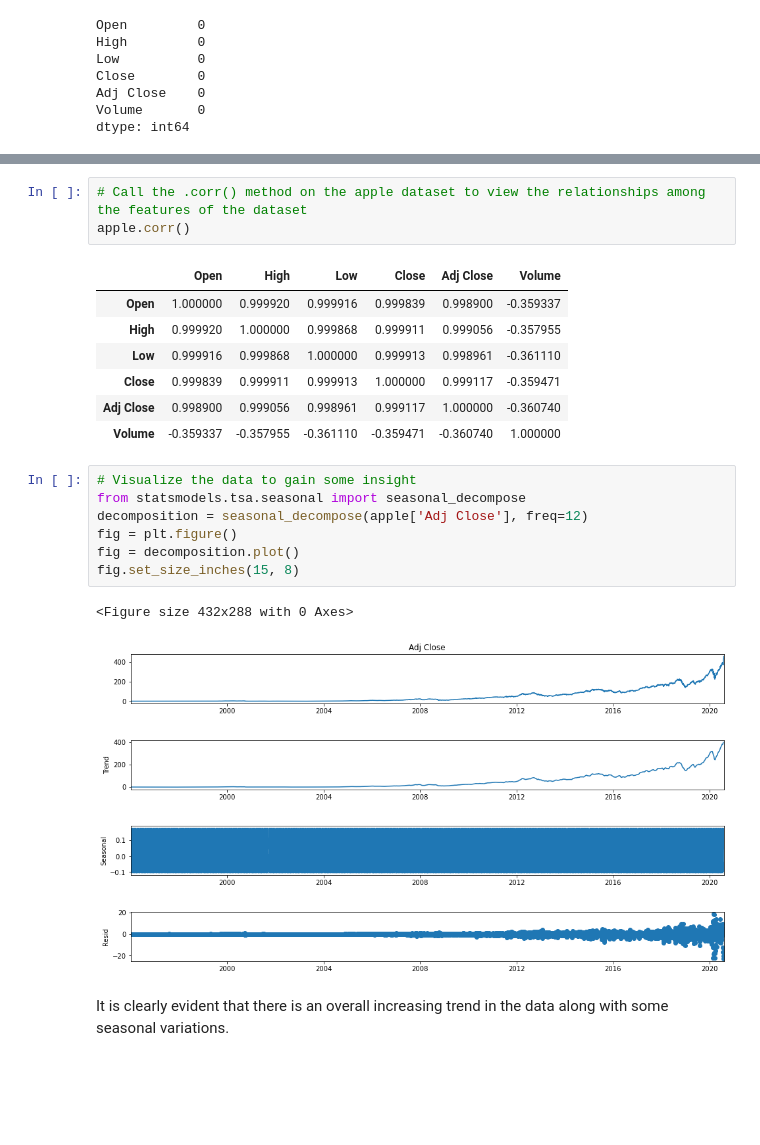
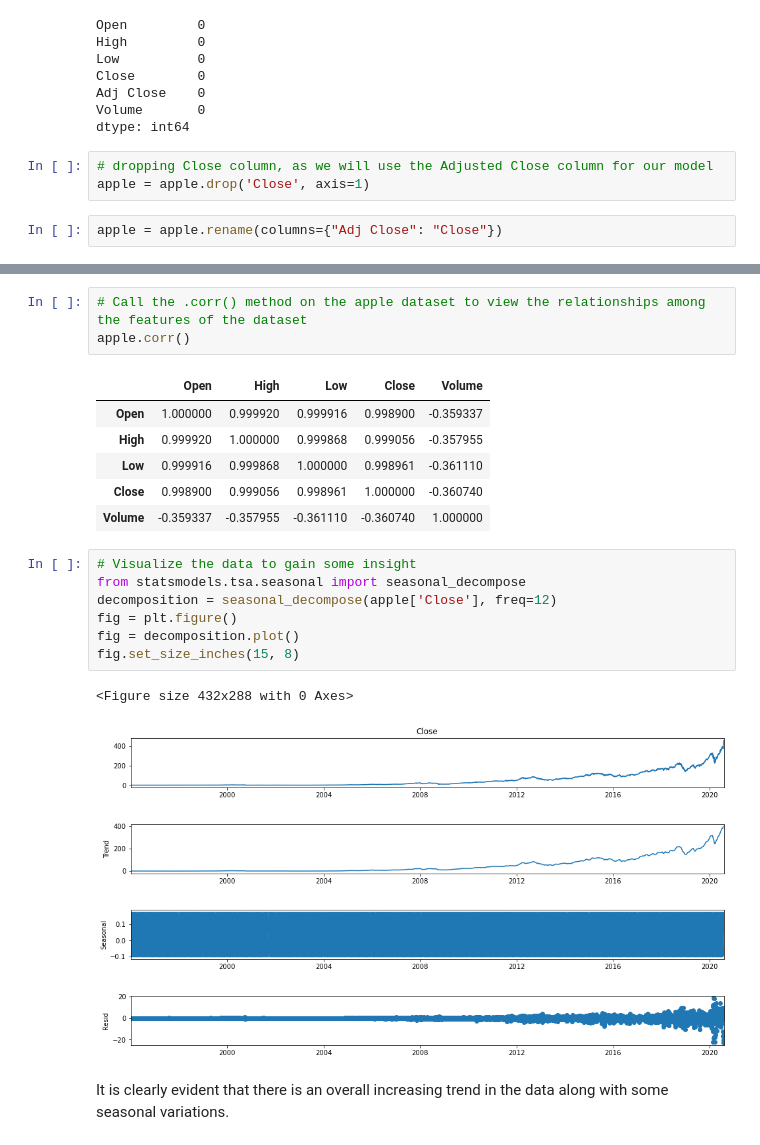
Before and after one commit to ElonaZharri/Stock-Forecasting, a Jupyter notebook: Capstone_Two - Pre-Processing & Training Data Development.ipynb, the cells around one changed output, grey strips where cells are left out. Saved outputs shown, nothing was run; the diff lists cells and outputs as text; blank space fills up the shorter version.

```diff
--- a/Capstone_Two - Pre-Processing & Training Data Development.ipynb
+++ b/Capstone_Two - Pre-Processing & Training Data Development.ipynb
@@ -106,3 +106,8 @@ Close        0
 Adj Close    0
 Volume       0
 dtype: int64
+# %%
+# dropping Close column, as we will use the Adjusted Close column for our model
+apple = apple.drop('Close', axis=1)
+# %%
+apple = apple.rename(columns={"Adj Close": "Close"})
@@ -110,23 +132,22 @@ dtype: int64
 # Call the .corr() method on the apple dataset to view the relationships among the features of the dataset
 apple.corr()
 # %% [output]
-|  | Open | High | Low | Close | Adj Close | Volume |
-| Open | 1.000000 | 0.999920 | 0.999916 | 0.999839 | 0.998900 | -0.359337 |
-| High | 0.999920 | 1.000000 | 0.999868 | 0.999911 | 0.999056 | -0.357955 |
-| Low | 0.999916 | 0.999868 | 1.000000 | 0.999913 | 0.998961 | -0.361110 |
-| Close | 0.999839 | 0.999911 | 0.999913 | 1.000000 | 0.999117 | -0.359471 |
-| Adj Close | 0.998900 | 0.999056 | 0.998961 | 0.999117 | 1.000000 | -0.360740 |
-| Volume | -0.359337 | -0.357955 | -0.361110 | -0.359471 | -0.360740 | 1.000000 |
+|  | Open | High | Low | Close | Volume |
+| Open | 1.000000 | 0.999920 | 0.999916 | 0.998900 | -0.359337 |
+| High | 0.999920 | 1.000000 | 0.999868 | 0.999056 | -0.357955 |
+| Low | 0.999916 | 0.999868 | 1.000000 | 0.998961 | -0.361110 |
+| Close | 0.998900 | 0.999056 | 0.998961 | 1.000000 | -0.360740 |
+| Volume | -0.359337 | -0.357955 | -0.361110 | -0.360740 | 1.000000 |
 # %%
 # Visualize the data to gain some insight
 from statsmodels.tsa.seasonal import seasonal_decompose
-decomposition = seasonal_decompose(apple['Adj Close'], freq=12)
+decomposition = seasonal_decompose(apple['Close'], freq=12)
 fig = plt.figure()
 fig = decomposition.plot()
 fig.set_size_inches(15, 8)
 # %% [output]
 <Figure size 432x288 with 0 Axes>
-[figure, old version]
+[figure, new version]
 # %% [markdown]
 It is clearly evident that there is an overall increasing trend in the data along with some seasonal variations.
 # %%
```
Also changed, not shown: parts of 34 cells of this notebook.
